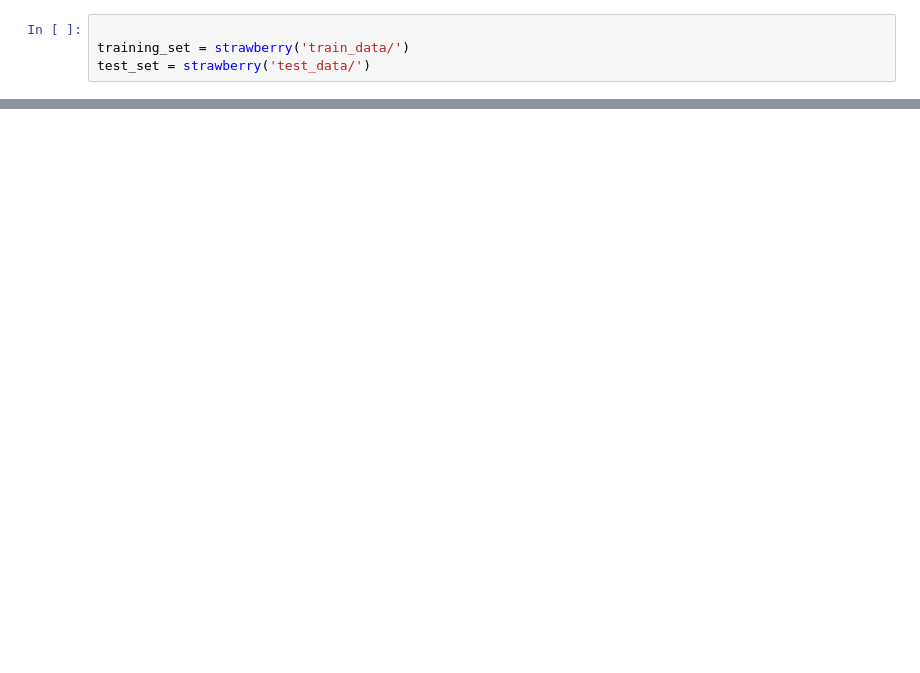
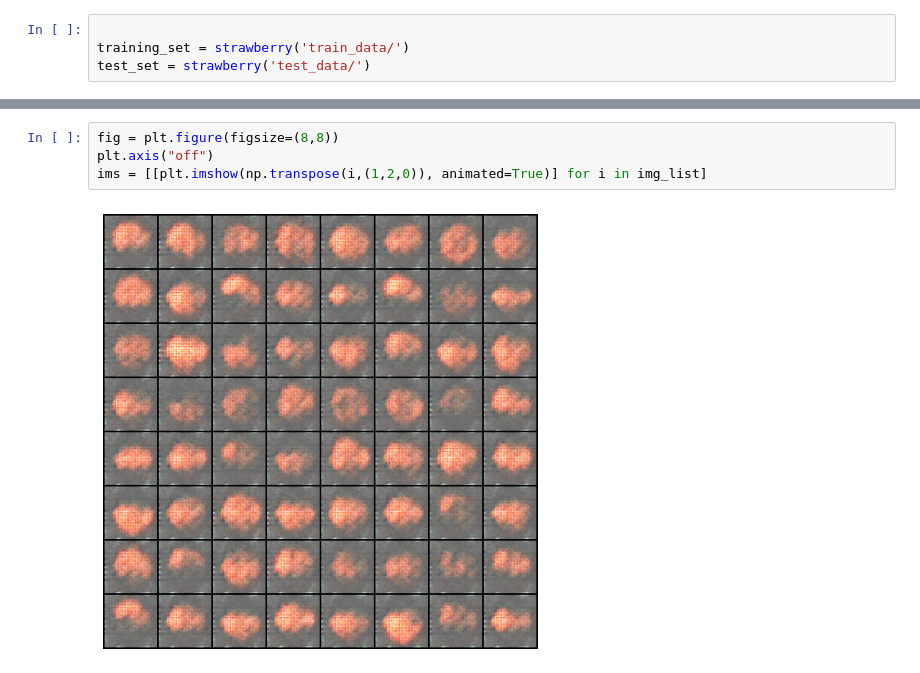
Before and after one commit to ParvN/GAN-on-strawberry-dataset, a Jupyter notebook: run_model.ipynb, the cells around one changed output, grey strips where cells are left out. Cells and saved outputs as stored; diff of their text form; blank space fills up the shorter version.

```diff
--- a/run_model.ipynb
+++ b/run_model.ipynb
@@ -35,0 +236,6 @@ torch.Size([64, 64, 3])
+# %%
+fig = plt.figure(figsize=(8,8))
+plt.axis("off")
+ims = [[plt.imshow(np.transpose(i,(1,2,0)), animated=True)] for i in img_list]
+# %% [output]
+[figure, added]
```
Also changed, not shown: parts of 10 cells of this notebook, 2 other files.
